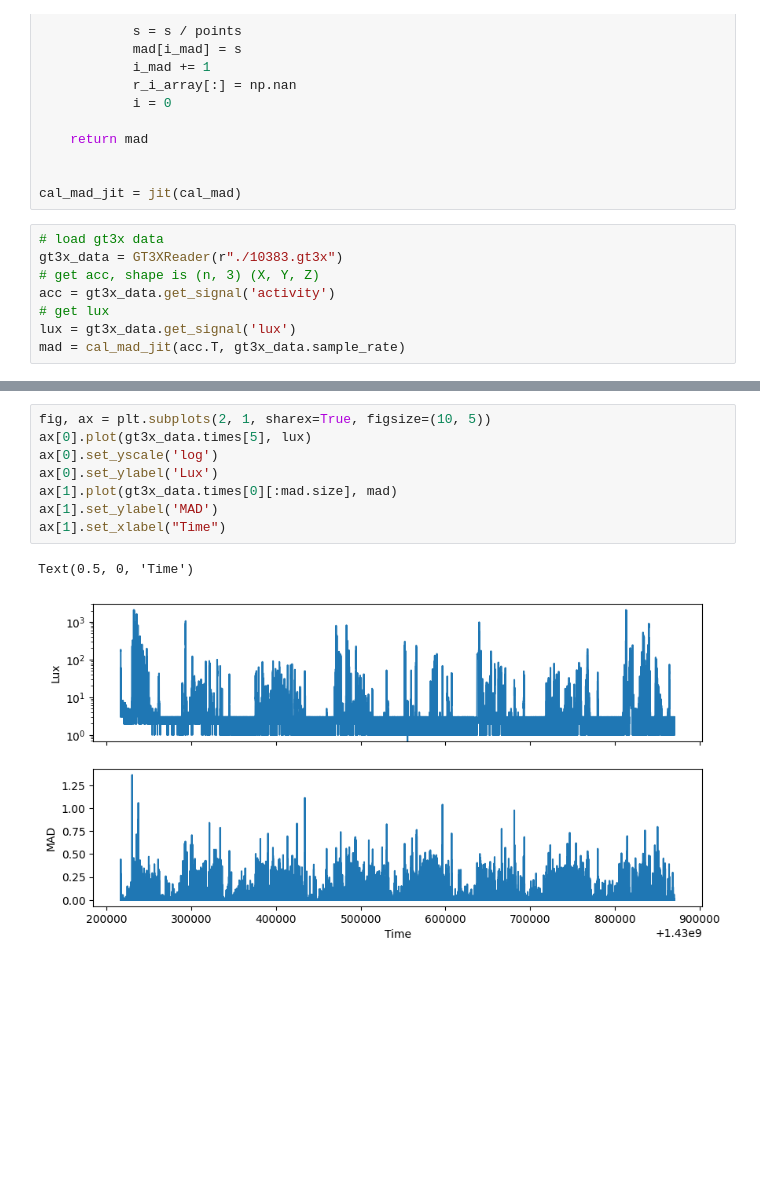
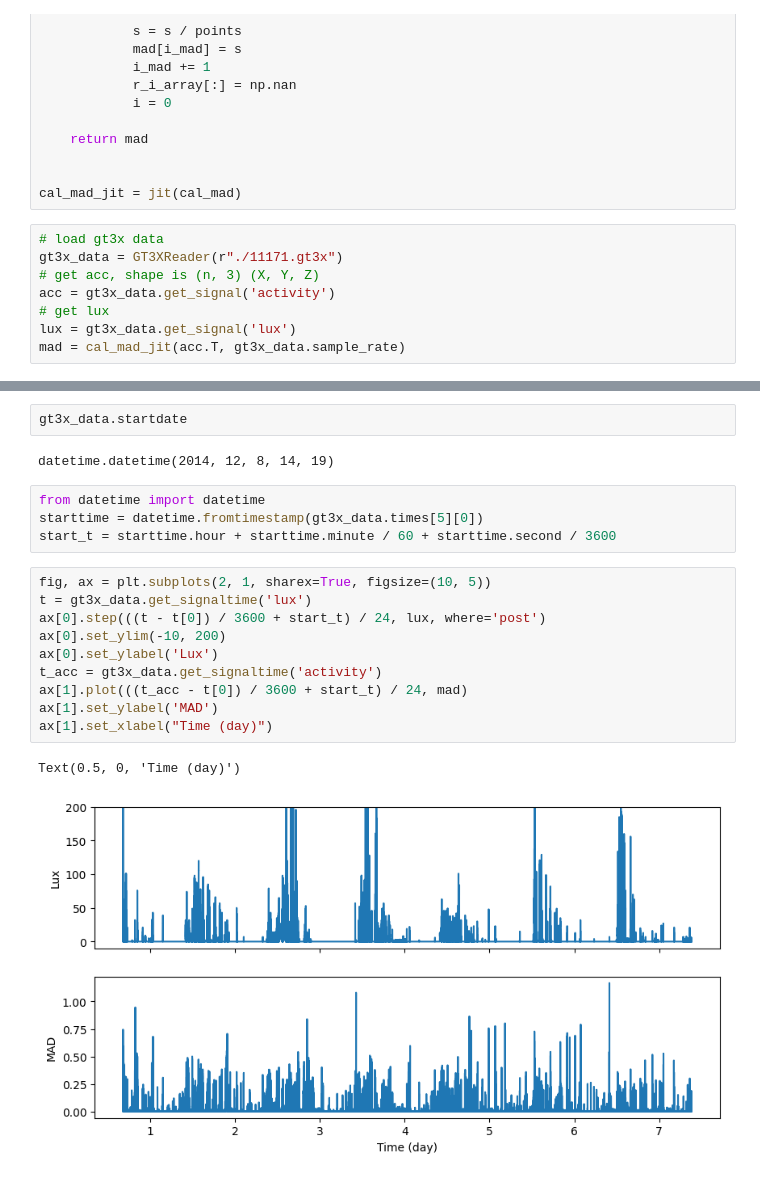
Before and after one commit to AlexMa123/py_gt3x, a Jupyter notebook: example.ipynb, the cells around one changed output, grey strips where cells are left out. Saved outputs shown, nothing was run; the diff lists cells and outputs as text; blank space fills up the shorter version.

```diff
--- a/example.ipynb
+++ b/example.ipynb
@@ -60,7 +60,7 @@ def cal_mad(data, points):
 cal_mad_jit = jit(cal_mad)
 # %%
 # load gt3x data
-gt3x_data = GT3XReader(r"./10383.gt3x")
+gt3x_data = GT3XReader(r"./11171.gt3x")
 # get acc, shape is (n, 3) (X, Y, Z)
 acc = gt3x_data.get_signal('activity')
 # get lux
@@ -94,12 +94,22 @@ gt3x_data.file_info
  'Age': None}
+# %%
+gt3x_data.startdate
+# %% [output]
+datetime.datetime(2014, 12, 8, 14, 19)
+# %%
+from datetime import datetime
+starttime = datetime.fromtimestamp(gt3x_data.times[5][0])
+start_t = starttime.hour + starttime.minute / 60 + starttime.second / 3600
 # %%
 fig, ax = plt.subplots(2, 1, sharex=True, figsize=(10, 5))
-ax[0].plot(gt3x_data.times[5], lux)
-ax[0].set_yscale('log')
+t = gt3x_data.get_signaltime('lux')
+ax[0].step(((t - t[0]) / 3600 + start_t) / 24, lux, where='post')
+ax[0].set_ylim(-10, 200)
 ax[0].set_ylabel('Lux')
-ax[1].plot(gt3x_data.times[0][:mad.size], mad)
+t_acc = gt3x_data.get_signaltime('activity')
+ax[1].plot(((t_acc - t[0]) / 3600 + start_t) / 24, mad)
 ax[1].set_ylabel('MAD')
-ax[1].set_xlabel("Time")
+ax[1].set_xlabel("Time (day)")
 # %% [output]
-Text(0.5, 0, 'Time')
+Text(0.5, 0, 'Time (day)')
-[figure, old version]
+[figure, new version]
```
Also changed, not shown: parts of 3 cells of this notebook, 1 other file.
